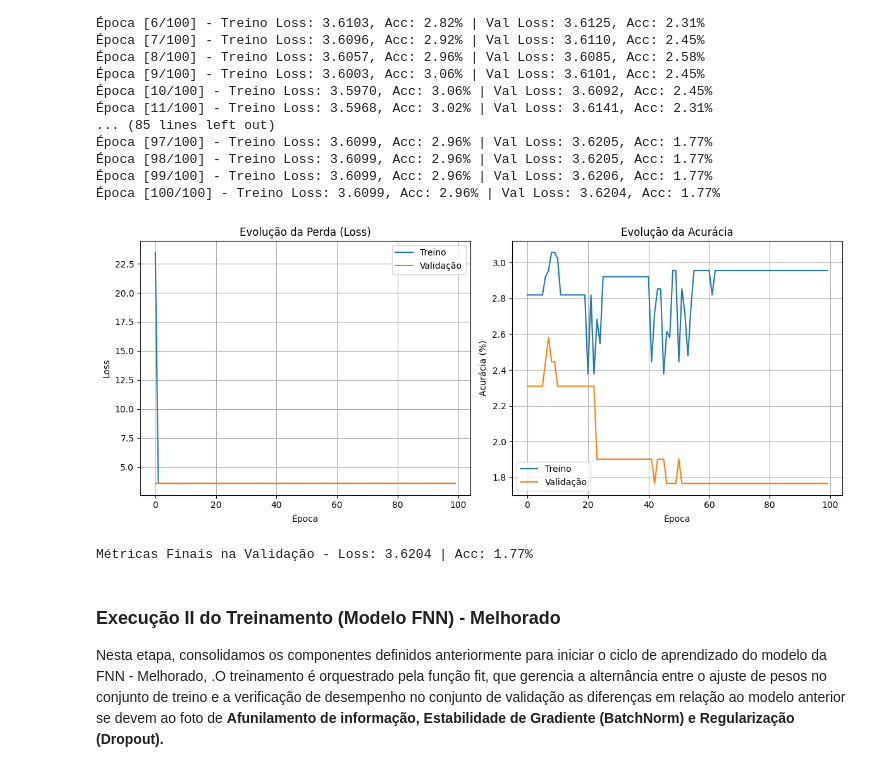
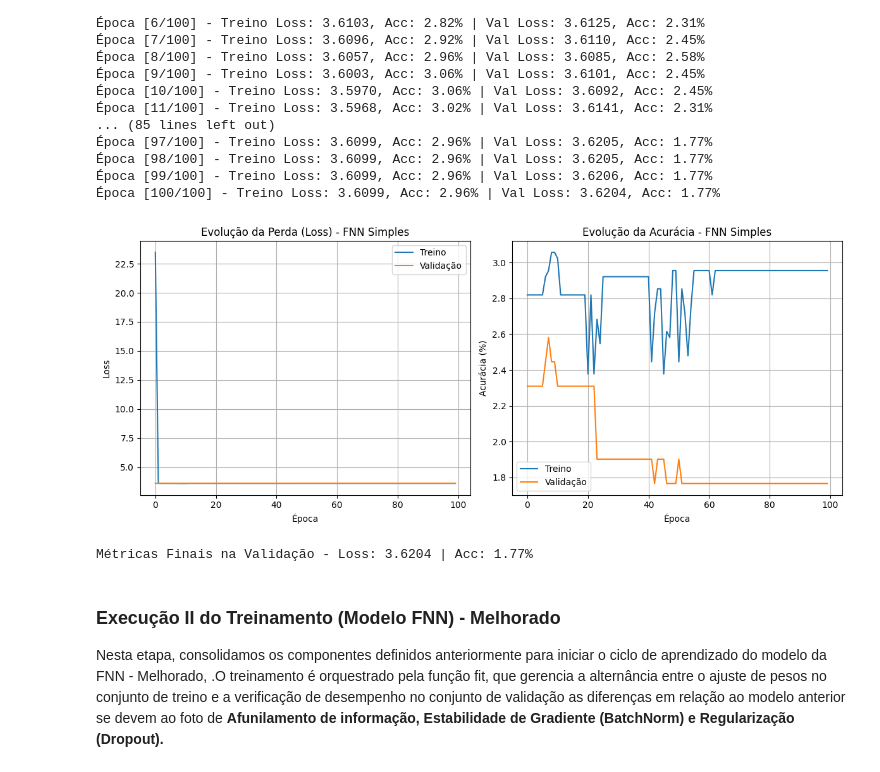
Before and after one commit to Heri-impatech/trabalho_I_ml2, a Jupyter notebook: trabalho_1/classificacao_com_cnn.ipynb, the cells around one changed output. Saved outputs shown, nothing was run; the diff lists cells and outputs as text; code cells hidden in the pictures.

Commit message:
feito conferencia em todos o trabalho e ajustes finais

```diff
--- a/trabalho_1/classificacao_com_cnn.ipynb
+++ b/trabalho_1/classificacao_com_cnn.ipynb
@@ -577,34 +579,34 @@ Iniciando o treinamento...
 # %%
 plt.figure(figsize=(12, 5))
 
 # Gráfico 1: Loss (Perda)
 plt.subplot(1, 2, 1)
 plt.plot(historico['train_loss'], label='Treino')
 plt.plot(historico['val_loss'], label='Validação')
-plt.title('Evolução da Perda (Loss)')
+plt.title('Evolução da Perda (Loss) - FNN Simples')
 plt.xlabel('Época')
 plt.ylabel('Loss')
 plt.legend()
 plt.grid(True)
 
 # Gráfico 2: Acurácia
 plt.subplot(1, 2, 2)
 plt.plot(historico['train_acc'], label='Treino')
 plt.plot(historico['val_acc'], label='Validação')
-plt.title('Evolução da Acurácia')
+plt.title('Evolução da Acurácia - FNN Simples')
 plt.xlabel('Época')
 plt.ylabel('Acurácia (%)')
 plt.legend()
 plt.grid(True)
 
 plt.tight_layout()
 plt.show()
 
-# 5.5: Reportar métricas finais em validação
+# Reportando as métricas finais em validação
 final_loss, final_acc = evaluate(model_fnn_simple, validacao_loader, criterion, device)
 print(f"Métricas Finais na Validação - Loss: {final_loss:.4f} | Acc: {final_acc:.2f}%")
 # %% [output]
-[figure, old version]
+[figure, new version]
 Métricas Finais na Validação - Loss: 3.6204 | Acc: 1.77%
 # %% [markdown]
 ### Execução II do Treinamento (Modelo FNN) - Melhorado
```
Also changed, not shown: parts of 50 cells of this notebook.
